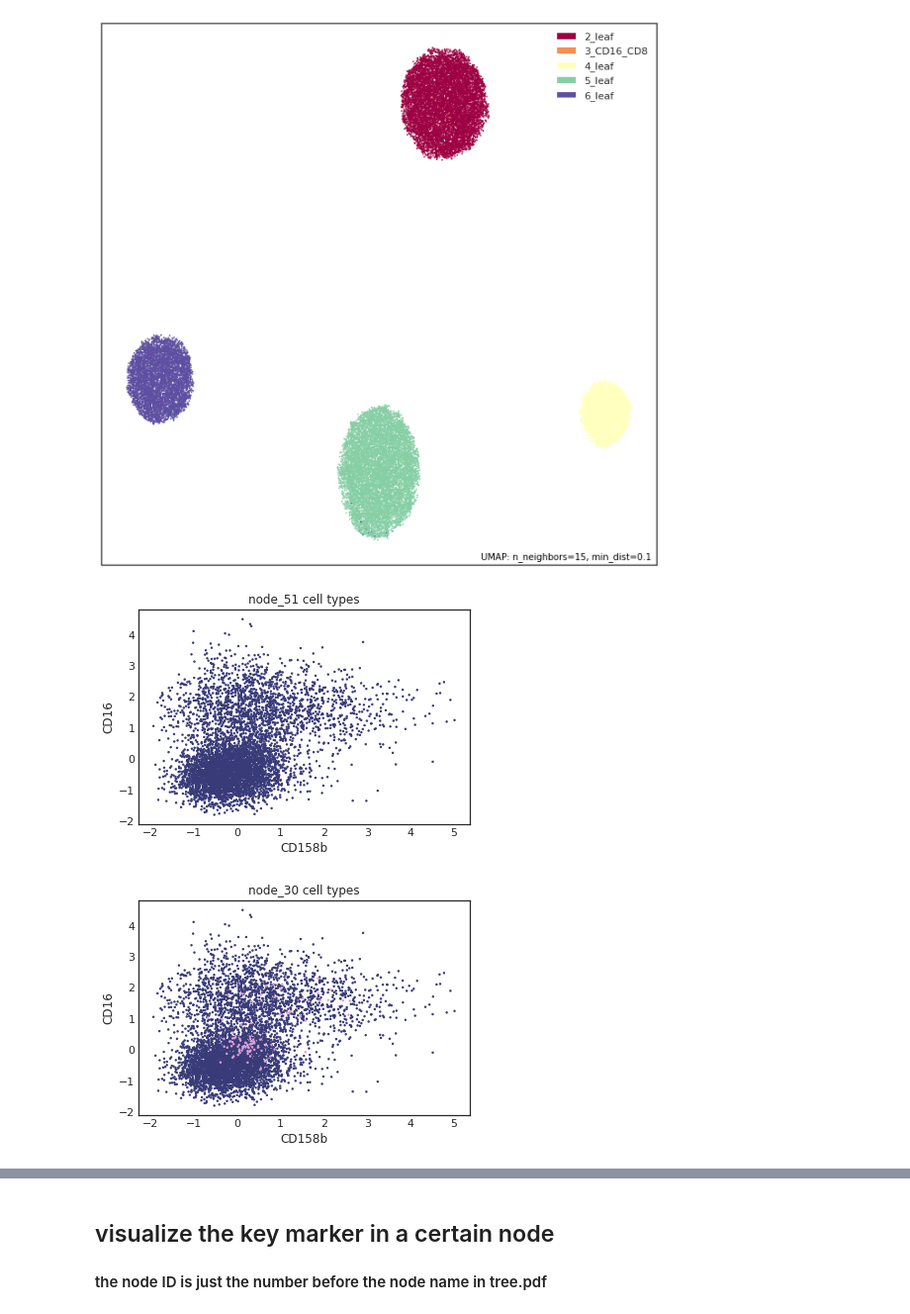
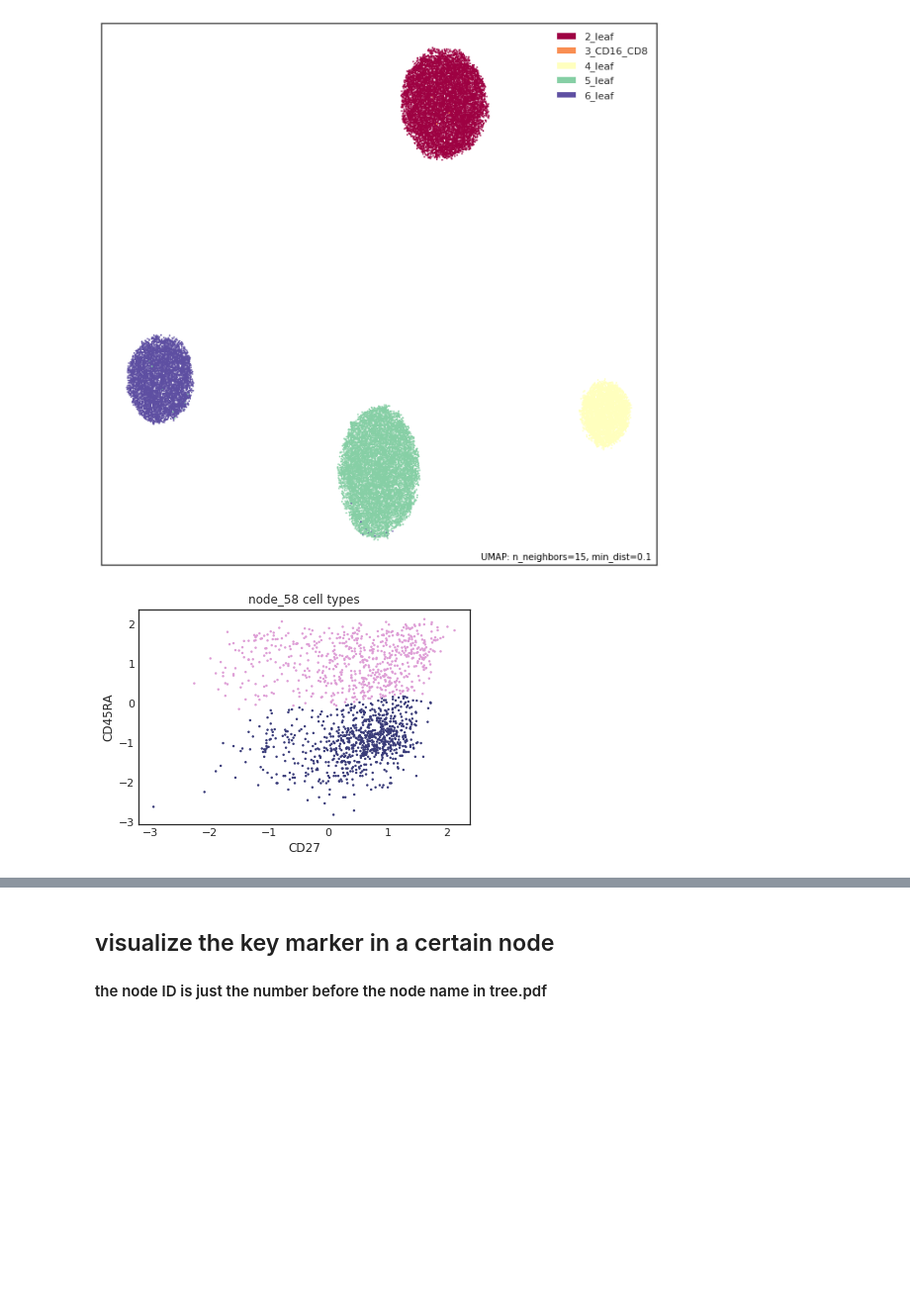
Before and after one commit to xinzhu-email/CITE-pool, a Jupyter notebook: AnalysisTutorial_.ipynb, the cells around one changed output, grey strips where cells are left out. Shown at 99% size. Saved outputs shown, nothing was run; the diff lists cells and outputs as text; code cells hidden in the pictures; blank space fills up the shorter version.

```diff
--- a/AnalysisTutorial_.ipynb
+++ b/AnalysisTutorial_.ipynb
@@ -9,9 +9,11 @@ from matplotlib import pyplot as plt
 # %% [markdown]
 ## load data and tree
 # %%
-data = pd.read_csv('../simulator/ADT_simulator_10_8.csv',header=0,index_col=0)
+data = pd.read_csv('../simulator/ADT_simulator_11_0.csv',header=0,index_col=0)
+# data = pd.read_csv('../data/seurat_v3/adt_main_ct_clr_noise.csv',header=0,index_col=0)
 
-f = open('CITEsort_out/simulator_10_8/tree.pickle','rb')
+f = open('CITEsort_out/simulator_11_0/tree.pickle','rb')
+# f = open('CITEsort_out/SeuratV3_main_ct_noise/tree.pickle','rb')
 tree = pickle.load(f)
 f.close()
 # %%
@@ -36,10 +38,9 @@ traversal.plot_node_umap(data, nodeID=6)
 # %% [output]
 [figure]
 # %%
-traversal.plot_node_2dim_new(data, 51, 'CD158b', 'CD16')
-traversal.plot_node_2dim_new(data, 30, 'CD158b', 'CD16')
+traversal.plot_node_2dim_new(data, 58, 'CD27', 'CD45RA')
+# traversal.plot_node_2dim_new(data, 20, 'CD8a', 'CD4')
 # traversal.plot_node_2dim_new(data, 2, 'CD4-1', 'CD19')
 # %% [output]
-[figure, old version]
+[figure, new version]
-[figure, removed]
 # %%
```
Also changed, not shown: parts of 3 cells of this notebook, 3 other files.
